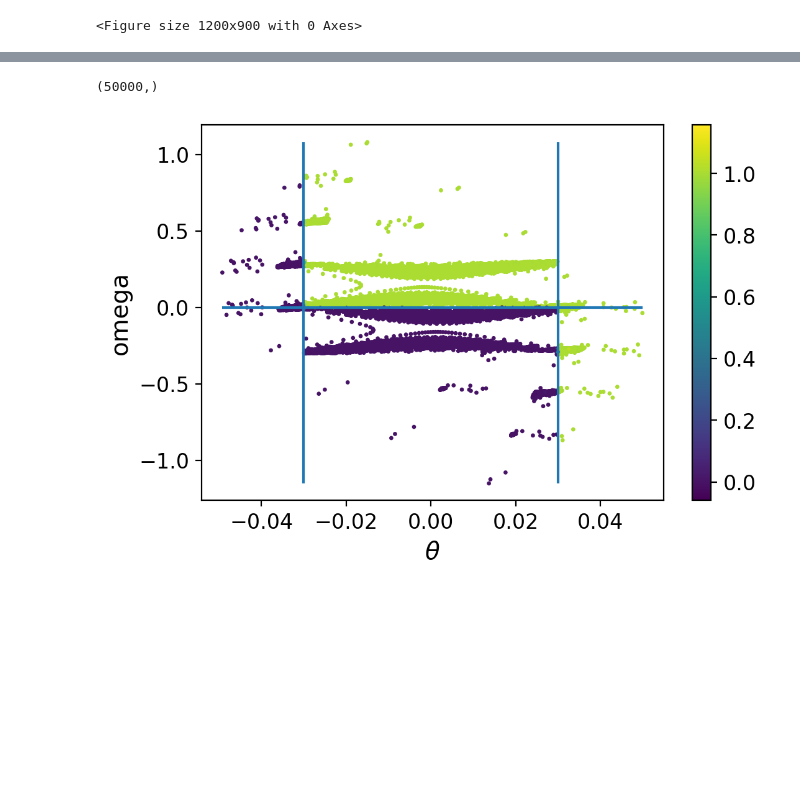
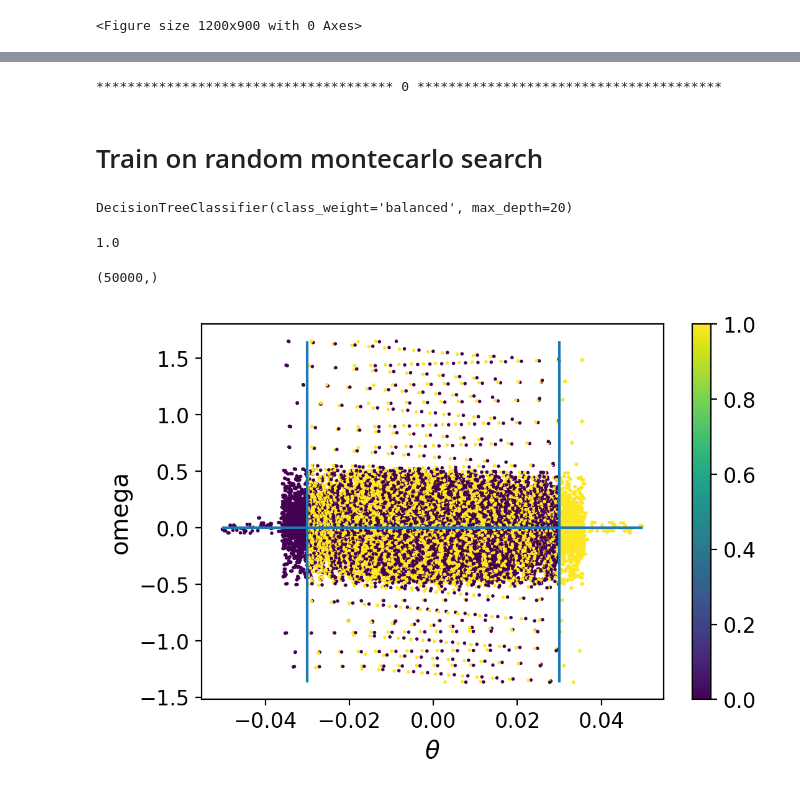
Before and after one commit to rageSpin/data-science_projects, a Jupyter notebook: Reinforcement Learning/CartPole/cartpole-simple_physics.ipynb, the cells around one changed output, grey strips where cells are left out. Drawn from its saved outputs; the diff is of its cells as text; code cells hidden in the pictures; blank space fills up the shorter version.

Commit message:
montecarlo-like exploration done

```diff
--- a/Reinforcement Learning/CartPole/cartpole-simple_physics.ipynb
+++ b/Reinforcement Learning/CartPole/cartpole-simple_physics.ipynb
@@ -216,14 +276,61 @@ actions[actions == 0].shape
+# %%
+best_actions=[]
+best_obs = []
+for ep in range(20):
+    print(f" {ep} ".center(80, '*'))
+    change_node=1
+    if len(actions) == 500:
+        break
+    if len(best_actions)>0:
+        actions = best_actions
+    best_actions = []
+    while change_node<len(actions):
+        new_actions, obs = explore_actions(env, change_node, actions)
+        if len(new_actions)>len(actions):
+            print(len(new_actions), len(actions), change_node)
+            if len(new_actions)>len(best_actions):
+                best_actions=new_actions
+                # best_obs = obs
+        change_node+=1
+# %% [output]
+************************************** 0 ***************************************
+# %%
+env.seed(0)
+env.reset()
+obs = []
+new_actions = []
+step=0
+for action in actions[:]:
+    step+=1
+    # action = np.random.choice([0,1])
+    ob, rewards, terminated, info = env.step(action)
+    obs.append(ob)
+    if terminated: break
+
+obs = np.array(obs)
+# %% [markdown]
+# Train on random montecarlo search
+# %%
+clf = DecisionTreeClassifier(max_depth=20,class_weight='balanced')
+clf.fit(obs, actions)
+# %% [output]
+DecisionTreeClassifier(class_weight='balanced', max_depth=20)
+# %%
+accuracy_score(actions, clf.predict(obs))
+# %% [output]
+1.0
 # %%
-color = lbm.predict(obs)
-speed = obs[:, 3]
+# color = clf.predict(obs)
+color = actions
+speed = obs[:, 0]
 theta = obs[:, 2]
 plt.figure(figsize=(6, 4), dpi=200)
-plt.scatter(theta, speed, c=color, s=2), print(obs[:, 2].shape)
+plt.scatter(theta, speed, c=color, s=1), print(obs[:, 2].shape)
 plt.vlines([0.03, -0.03], ymin=min(speed), ymax=max(speed))
 plt.hlines([0], xmin=min(theta), xmax=max(theta))
 plt.xlabel(r'$\theta$')
 plt.ylabel('omega')
 plt.colorbar();
 # %% [output]
 (50000,)
-[figure, old version]
+[figure, new version]
```
Also changed, not shown: parts of 11 cells of this notebook.
